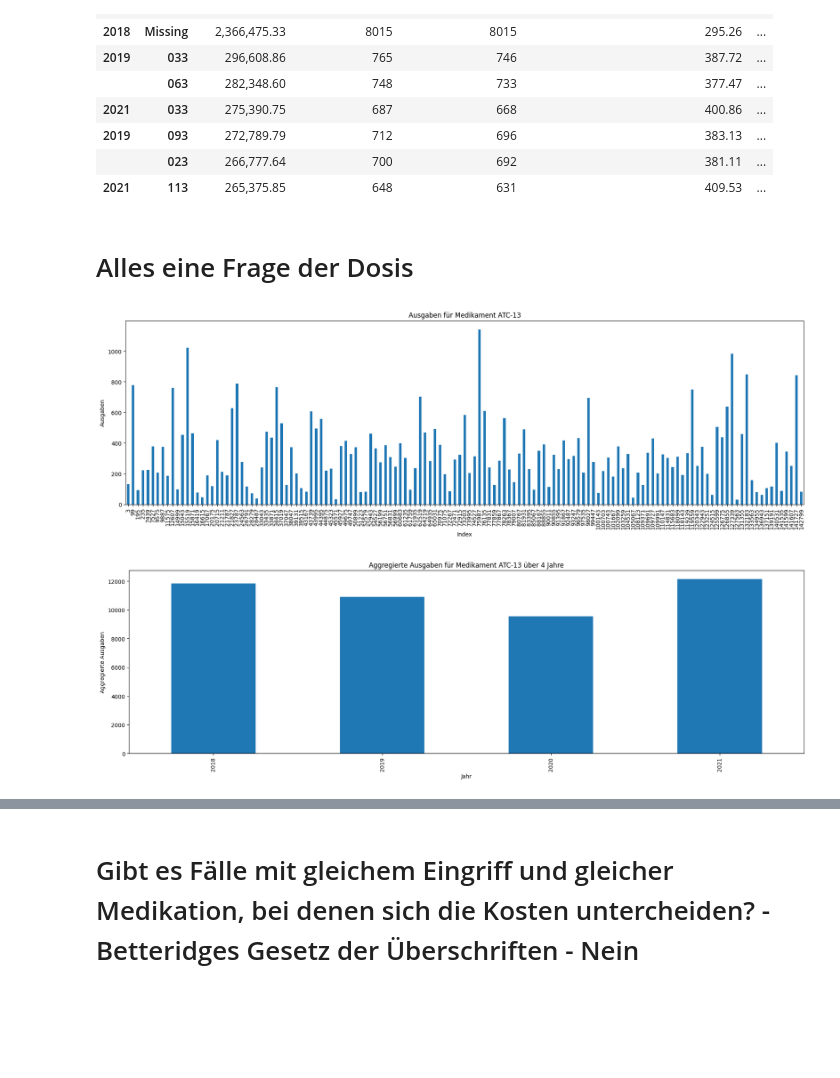
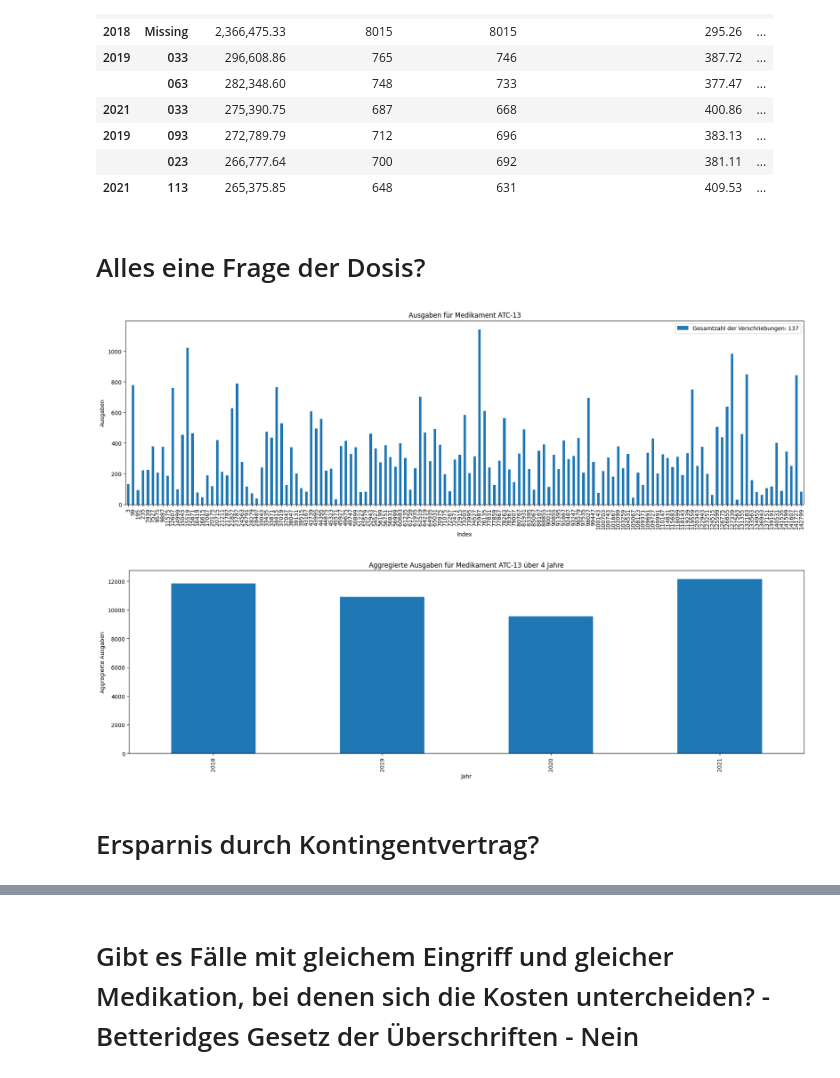
Before and after one commit to sls-mdr/supreme-disco, a Jupyter notebook: data_ralley.ipynb, the cells around one changed output, grey strips where cells are left out. Saved outputs shown, nothing was run; the diff lists cells and outputs as text; code cells hidden in the pictures; blank space fills up the shorter version.

Commit message:
add plots for Medikament

```diff
--- a/data_ralley.ipynb
+++ b/data_ralley.ipynb
@@ -327,23 +327,26 @@ eingriff_stats_year.head(10)
 |  | 023 | 266,777.64 | 700 | 692 | 381.11 | ... |
 | 2021 | 113 | 265,375.85 | 648 | 631 | 409.53 | ... |
 # %% [markdown]
-# Alles eine Frage der Dosis
+# Alles eine Frage der Dosis?
 # %%
 filtered_missing = df[(df['Eingriff'] == 'Missing') & (df['Diagnose'] == 'Missing') & (df['Medikament'] == '13')]
+total_prescriptions = filtered_missing['Ausgaben'].count()
 filtered_missing['Ausgaben'].plot(kind='bar', figsize=(22, 6))
 plt.title('Ausgaben für Medikament ATC-13')
 plt.xlabel('Index')
 plt.ylabel('Ausgaben')
+plt.legend([f'Gesamtzahl der Verschriebungen: {total_prescriptions}'])
 plt.show()
-# Aggregiere die Ausgaben über die 4 Jahre
-aggregated_expenses = filtered_missing.groupby('Jahr')['Ausgaben'].sum()
 
 # Plotten der aggregierten Ausgaben
+aggregated_expenses = filtered_missing.groupby('Jahr')['Ausgaben'].sum()
 aggregated_expenses.plot(kind='bar', figsize=(22, 6))
 plt.title('Aggregierte Ausgaben für Medikament ATC-13 über 4 Jahre')
 plt.xlabel('Jahr')
 plt.ylabel('Aggregierte Ausgaben')
 plt.show()
 # %% [output]
-[figure, old version]
+[figure, new version]
 [figure]
+# %% [markdown]
+# Ersparnis durch Kontingentvertrag?
```
Also changed, not shown: parts of 4 cells of this notebook.
